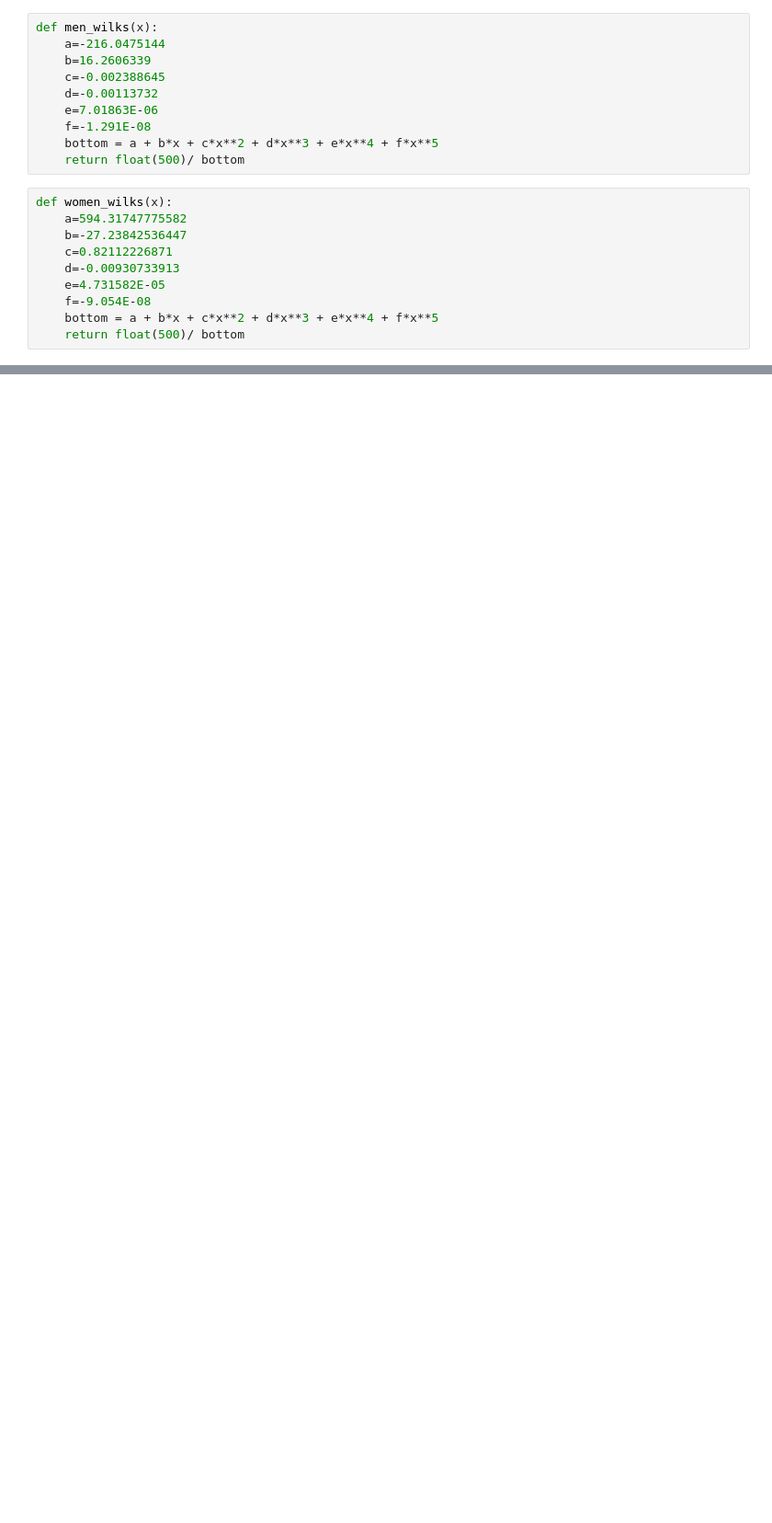
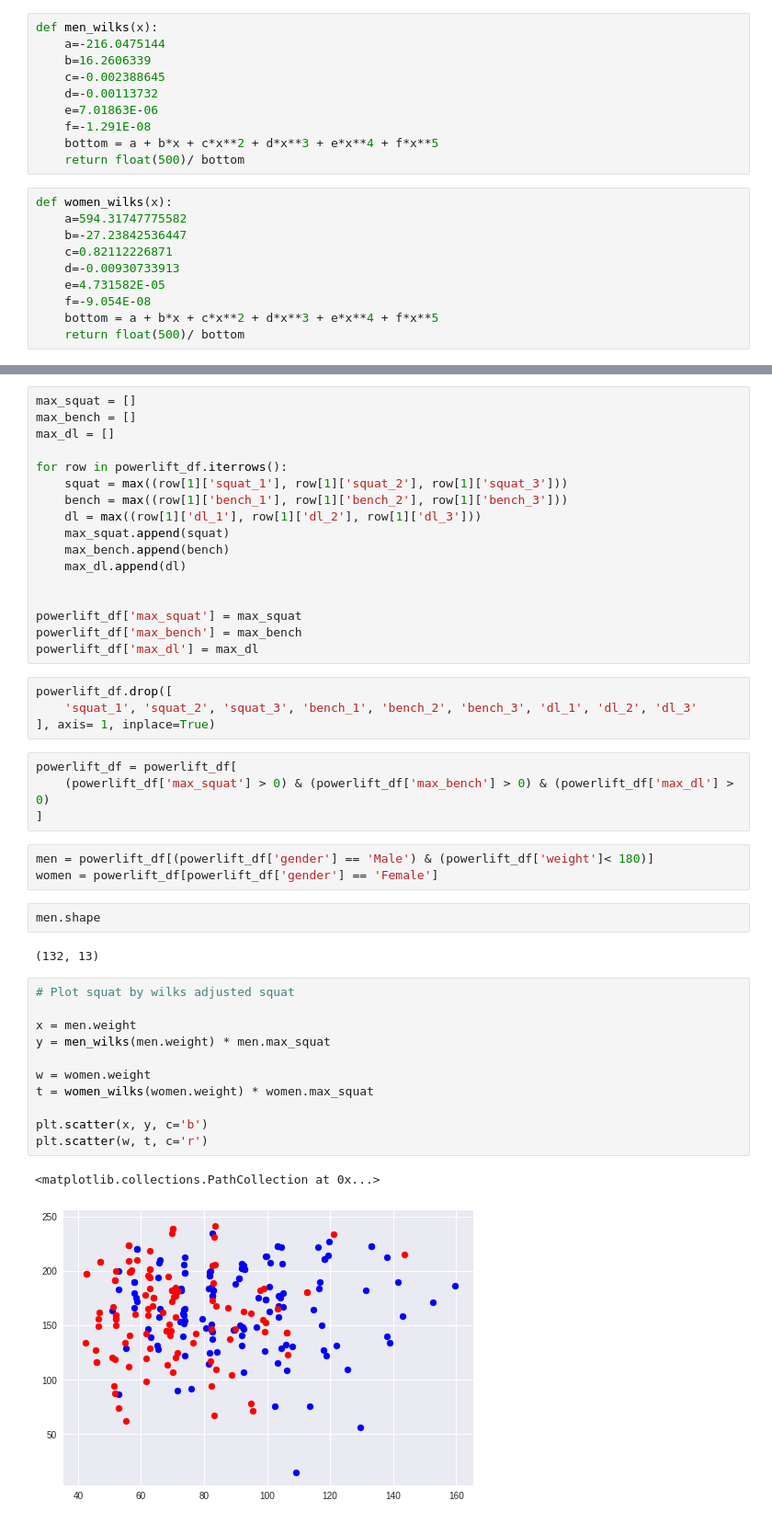
Before and after one commit to sophia-zohar/powerlifting_capstone, a Jupyter notebook: Powerlifting Scraping Project.ipynb, the cells around one changed output, grey strips where cells are left out. Shown at 92% size. Cells and saved outputs as stored; diff of their text form; blank space fills up the shorter version.

```diff
--- a/Powerlifting Scraping Project.ipynb
+++ b/Powerlifting Scraping Project.ipynb
@@ -263,0 +194,46 @@ plt.show()
+# %%
+max_squat = []
+max_bench = []
+max_dl = []
+
+for row in powerlift_df.iterrows():
+    squat = max((row[1]['squat_1'], row[1]['squat_2'], row[1]['squat_3']))
+    bench = max((row[1]['bench_1'], row[1]['bench_2'], row[1]['bench_3']))
+    dl = max((row[1]['dl_1'], row[1]['dl_2'], row[1]['dl_3']))
+    max_squat.append(squat)
+    max_bench.append(bench)
+    max_dl.append(dl)
+
+
+powerlift_df['max_squat'] = max_squat
+powerlift_df['max_bench'] = max_bench
+powerlift_df['max_dl'] = max_dl
+# %%
+powerlift_df.drop([
+    'squat_1', 'squat_2', 'squat_3', 'bench_1', 'bench_2', 'bench_3', 'dl_1', 'dl_2', 'dl_3'
+], axis= 1, inplace=True)
+# %%
+powerlift_df = powerlift_df[
+    (powerlift_df['max_squat'] > 0) & (powerlift_df['max_bench'] > 0) & (powerlift_df['max_dl'] > 0)
+]
+# %%
+men = powerlift_df[(powerlift_df['gender'] == 'Male') & (powerlift_df['weight']< 180)]
+women = powerlift_df[powerlift_df['gender'] == 'Female']
+# %%
+men.shape
+# %% [output]
+(132, 13)
+# %%
+# Plot squat by wilks adjusted squat
+
+x = men.weight
+y = men_wilks(men.weight) * men.max_squat
+
+w = women.weight
+t = women_wilks(women.weight) * women.max_squat
+
+plt.scatter(x, y, c='b')
+plt.scatter(w, t, c='r')
+# %% [output]
+<matplotlib.collections.PathCollection at 0x...>
+[figure, added]
```
Also changed, not shown: parts of 30 cells of this notebook, 1 other file.
